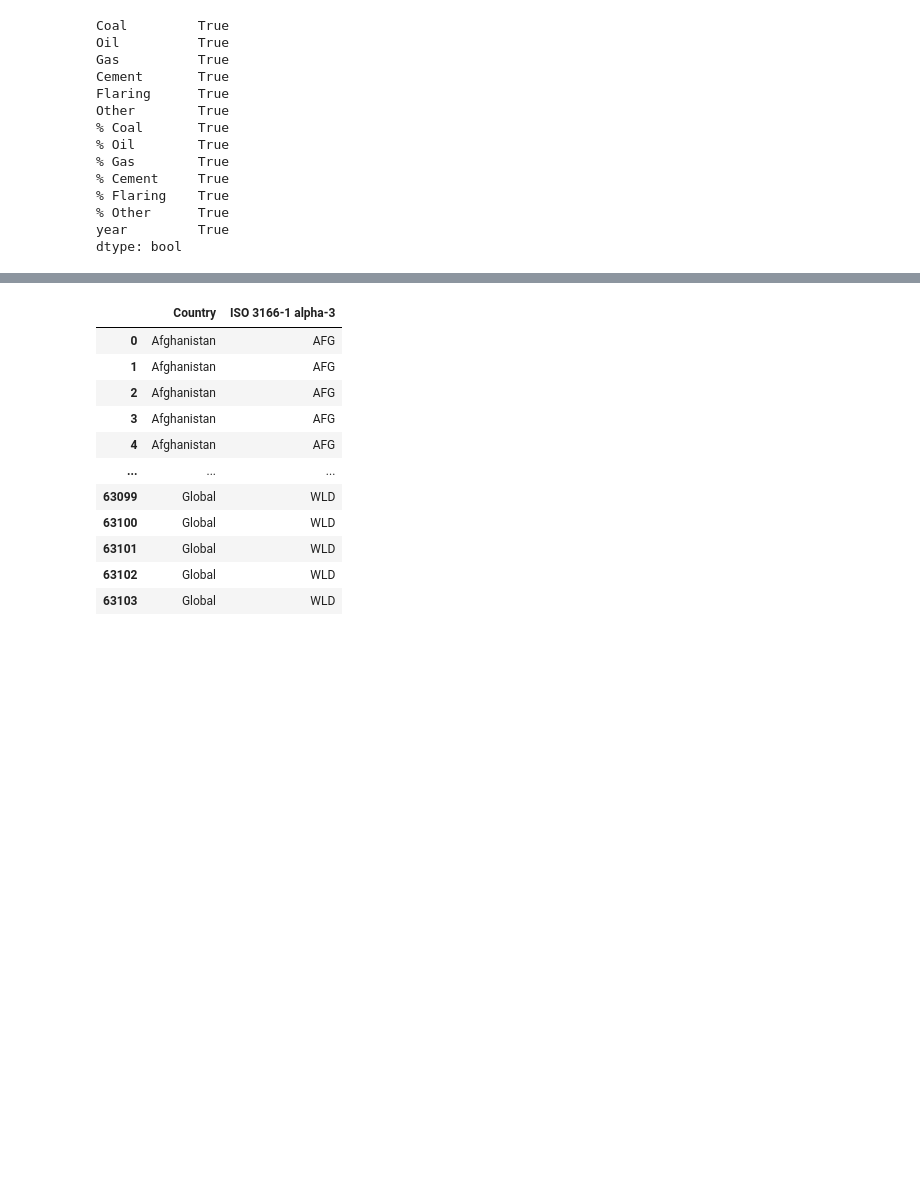
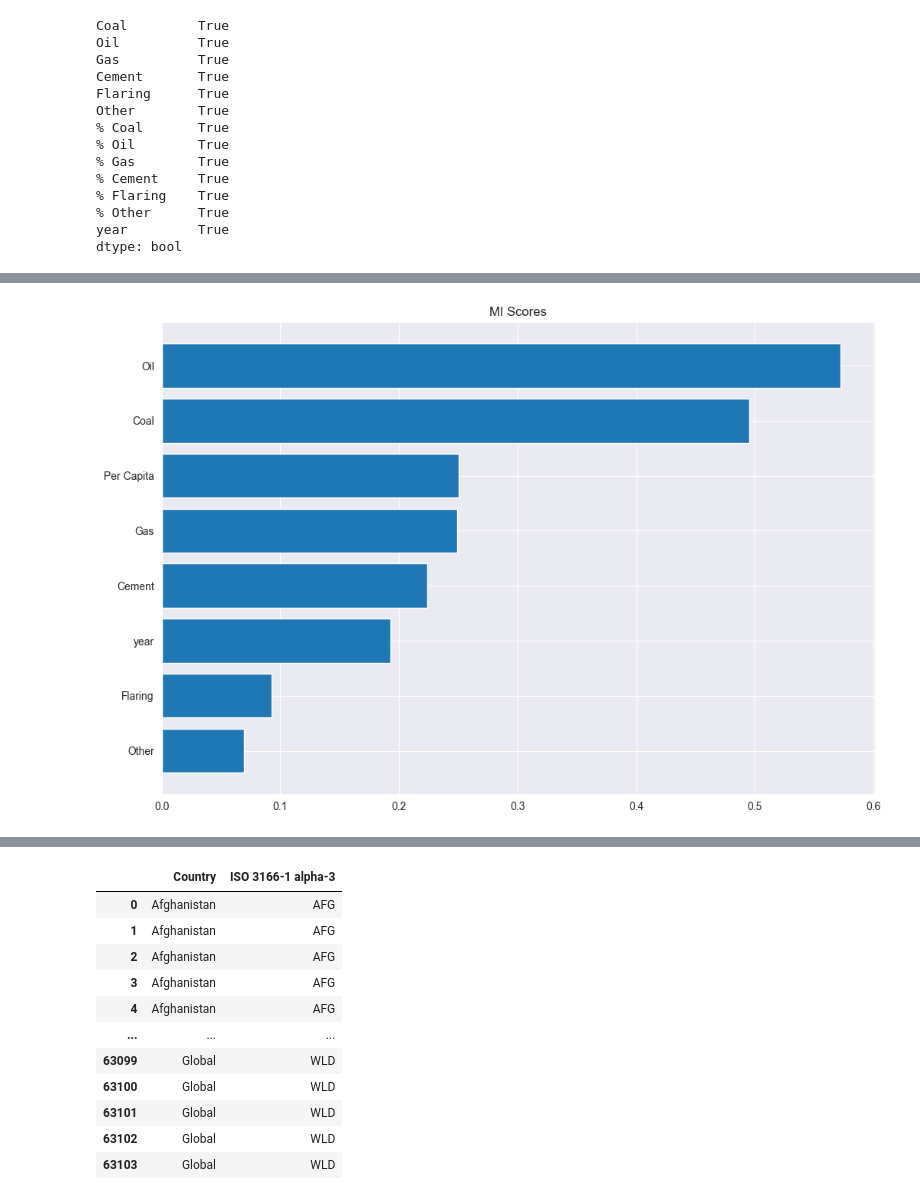
Before and after one commit to KS-coder77/carbon_emissions_eda, a Jupyter notebook: carbon_emissions_EDA.ipynb, the cells around one changed output, grey strips where cells are left out. Drawn from its saved outputs; the diff is of its cells as text; code cells hidden in the pictures; blank space fills up the shorter version.

```diff
--- a/carbon_emissions_EDA.ipynb
+++ b/carbon_emissions_EDA.ipynb
@@ -705,12 +700,12 @@ dtype: bool
 # %%
 from sklearn.feature_selection import mutual_info_regression
 
-def make_mi_scores(X, y, discrete_features):
-    mi_scores = mutual_info_regression(X, y, discrete_features=discrete_features)
+def make_mi_scores(X, y):
+    mi_scores = mutual_info_regression(X, y)
     mi_scores = pd.Series(mi_scores, name='MI Scores', index=X.columns)
     mi_scores = mi_scores.sort_values(ascending=False)
     return mi_scores
 
-mi_scores = make_mi_scores(X, y, discrete_features)
-mi_scores[::3]
+mi_scores = make_mi_scores(X, y)
+mi_scores[::]
 # %% [output]
@@ -717,0 +721,13 @@ ValueError: Found array with 0 sample(s) (shape=(0, 1)) while a minimum of 1 is
+# %%
+def plot_mi_scores(scores):
+    scores=scores.sort_values(ascending=True)
+    width=np.arange(len(scores))
+    ticks=list(scores.index)
+    plt.barh(width, scores)
+    plt.yticks(width, ticks)
+    plt.title('MI Scores')
+
+plt.figure(figsize=(12,8))
+plot_mi_scores(mi_scores)
+# %% [output]
+[figure, added]
```
Also changed, not shown: parts of 30 cells of this notebook.
